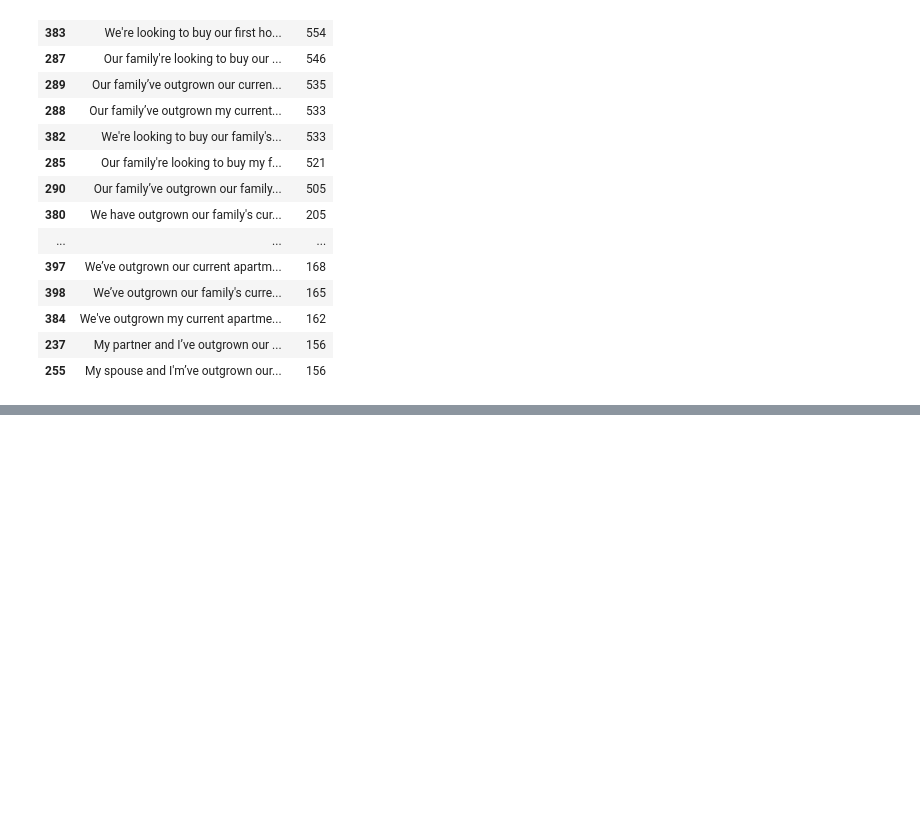
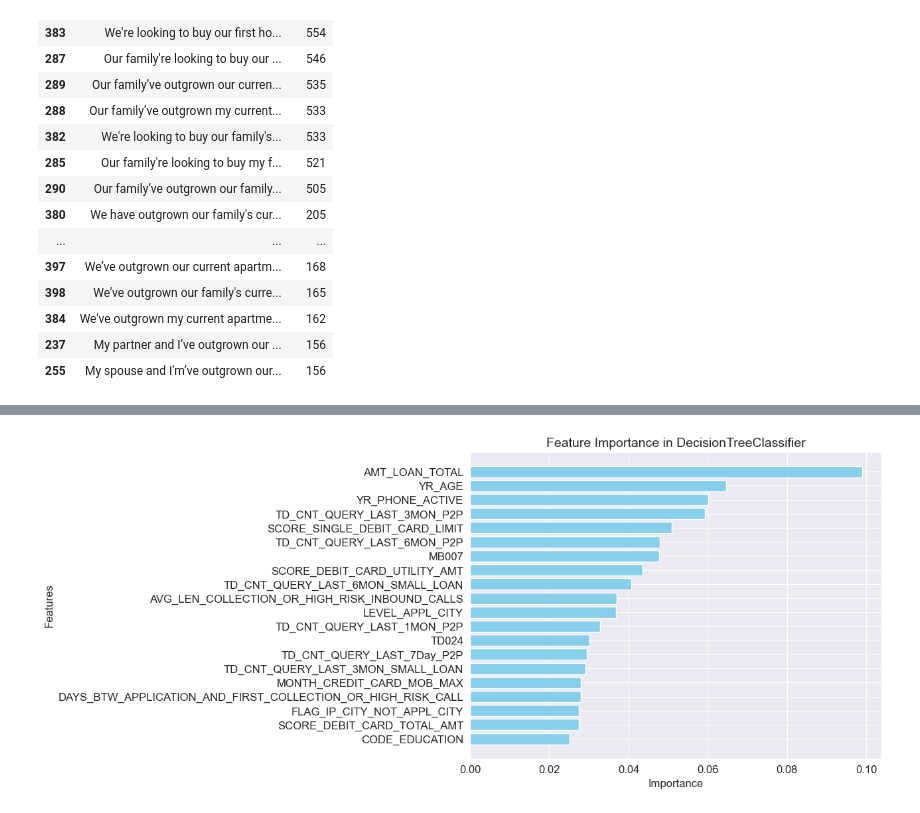
Before and after one commit to mrakelinggar/data-stuffs, a Jupyter notebook: anomaly_detection/mortgage_prob_default/Mortgage Probability Default.ipynb, the cells around one changed output, grey strips where cells are left out. Drawn from its saved outputs; the diff is of its cells as text; code cells hidden in the pictures; blank space fills up the shorter version.

```diff
--- a/anomaly_detection/mortgage_prob_default/Mortgage Probability Default.ipynb
+++ b/anomaly_detection/mortgage_prob_default/Mortgage Probability Default.ipynb
@@ -163,0 +503,22 @@ target_col = ["loan_default"]
+# %%
+# Get feature importances
+# Create a DataFrame for visualization
+# Plot the feature importance chart
+
+importances = best_model.feature_importances_
+feature_names = X_train_model.columns
+# Create a DataFrame for visualization
+feature_importance_df = pd.DataFrame({
+    'Feature': feature_names,
+    'Importance': importances
+}).sort_values(by='Importance', ascending=False)[0:20]
+
+plt.figure(figsize=(8, 6))
+plt.barh(feature_importance_df['Feature'], feature_importance_df['Importance'], color='skyblue')
+plt.xlabel('Importance', fontsize=12)
+plt.ylabel('Features', fontsize=12)
+plt.title('Feature Importance in DecisionTreeClassifier', fontsize=14)
+plt.gca().invert_yaxis()  # Optional: Show the most important features on top
+plt.show()
+# %% [output]
+[figure, added]
```
Also changed, not shown: parts of 35 cells of this notebook.
